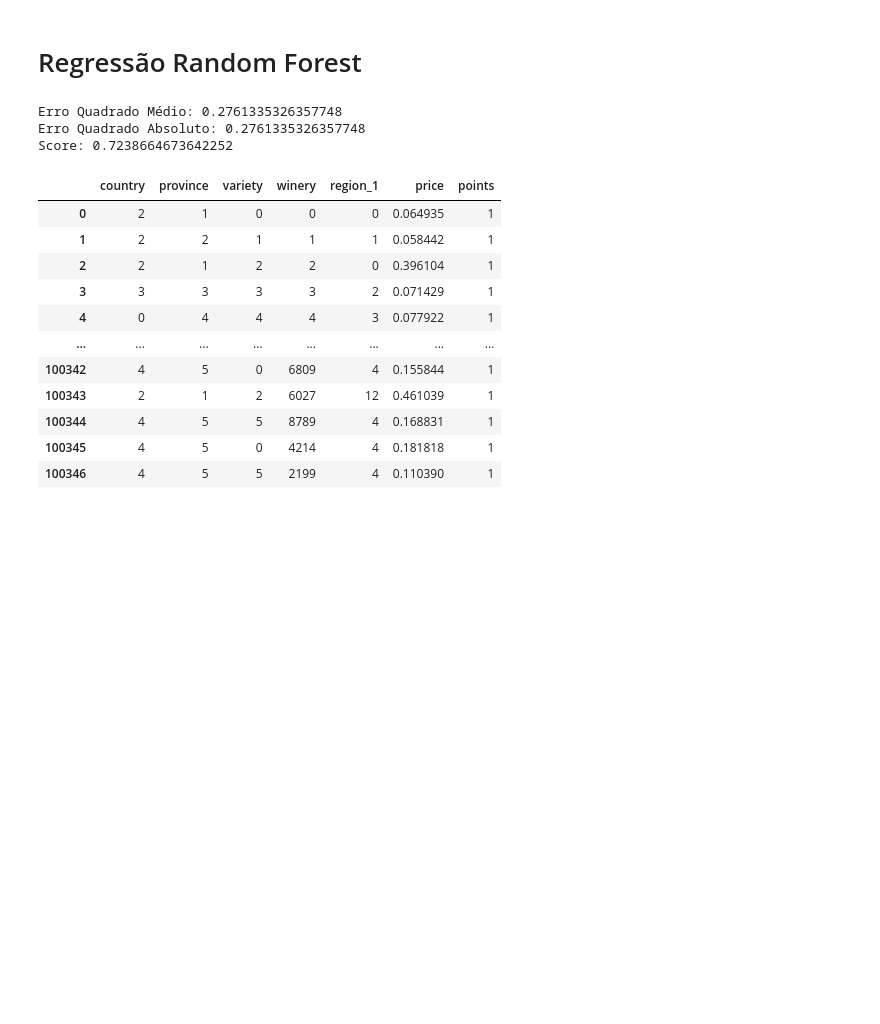
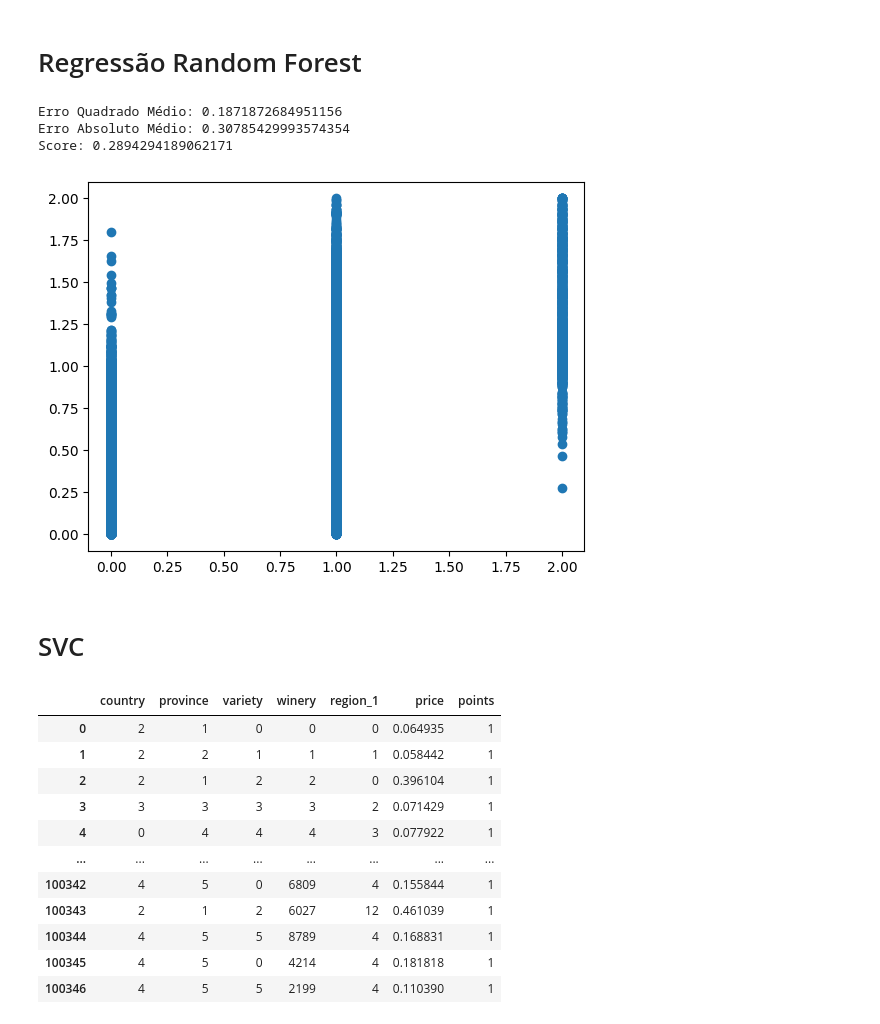
Before and after one commit to guilherme-puida/ia, a Jupyter notebook: notebooks/selecao_modelos/Selecao_Modelos_Minemag_Data.ipynb, the cells around one changed output. Drawn from its saved outputs; the diff is of its cells as text; code cells hidden in the pictures; blank space fills up the shorter version.

```diff
--- a/notebooks/selecao_modelos/Selecao_Modelos_Minemag_Data.ipynb
+++ b/notebooks/selecao_modelos/Selecao_Modelos_Minemag_Data.ipynb
@@ -96,20 +96,33 @@ Erro Quadrado Absoluto: 0.101347853298851
 Score: 0.3044941103990455
 # %% [markdown]
 # Regressão Random Forest
-# %%
-from sklearn.ensemble import RandomForestRegressor
-
-rf_regressor = RandomForestRegressor(n_estimators=100, random_state=100)
-rf_regressor.fit(X_train.reshape(-1, 1), y_train.reshape(-1, 1))
-rf_y_pred = rf_regressor.fit(X_test.reshape(-1, 1), y_test.reshape(-1, 1))
-
-print(f"Erro Quadrado Médio: {mean_squared_error(y_pred, y_test)}")
-print(f"Erro Quadrado Absoluto: {mean_absolute_error(y_pred, y_test)}")
-print(f"Score: {model.score(X_test.reshape(-1, 1), y_test.reshape(-1, 1))}")
-# %% [output]
-Erro Quadrado Médio: 0.2761335326357748
-Erro Quadrado Absoluto: 0.2761335326357748
-Score: 0.7238664673642252
+# %%
+from sklearn.ensemble import RandomForestRegressor
+
+X = filtered.iloc[:, :-1].values
+y = filtered['points'].values
+
+X_train, X_test, y_train, y_test = train_test_split(X, y, test_size=0.2, random_state=42)
+
+rf_regressor = RandomForestRegressor(n_estimators=100, random_state=100)
+rf_regressor.fit(X_train, y_train)
+
+rf_y_pred = rf_regressor.predict(X_test)
+# %% [output]
+Erro Quadrado Médio: 0.1871872684951156
+Erro Absoluto Médio: 0.30785429993574354
+Score: 0.2894294189062171
+# %%
+plt.scatter(y_test, rf_y_pred)
+plt.show()
+
+print(f"Erro Quadrado Médio: {mean_squared_error(rf_y_pred, y_test)}")
+print(f"Erro Absoluto Médio: {mean_absolute_error(rf_y_pred, y_test)}")
+print(f"Score: {rf_regressor.score(X_test, y_test)}")
+# %% [output]
+[figure, added]
+# %% [markdown]
+# SVC
 # %%
 with_category = filtered
 bins = [0, 0.33, 0.67, 1]
```
Also changed, not shown: parts of 7 cells of this notebook.
